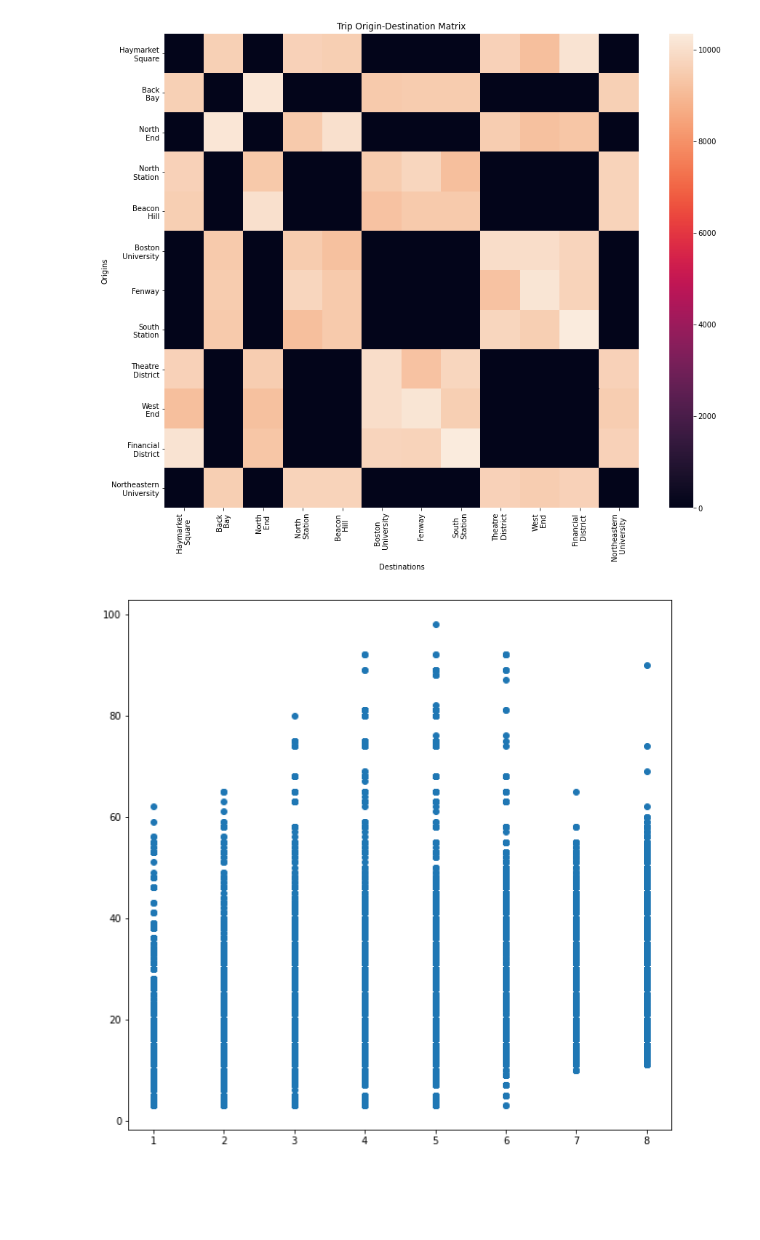
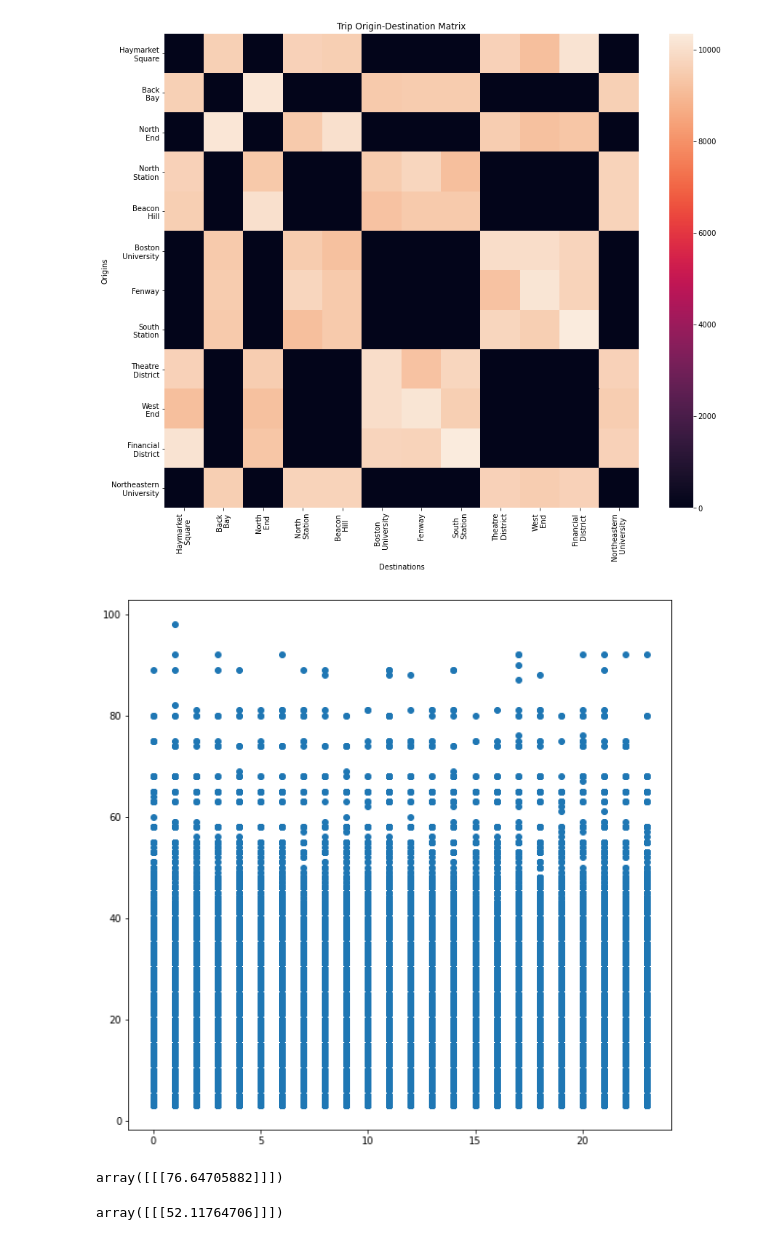
Before and after one commit to evanjfaulkner/DD-Games, a Jupyter notebook: Uber Lyft Simulation/uber_lyft_test.ipynb, the cells around one changed output. Drawn from its saved outputs; the diff is of its cells as text; code cells hidden in the pictures; blank space fills up the shorter version.

```diff
--- a/Uber Lyft Simulation/uber_lyft_test.ipynb
+++ b/Uber Lyft Simulation/uber_lyft_test.ipynb
@@ -70,7 +60,7 @@ plt.show()
 [figure]
 # %%
 plt.figure(figsize=(10,10))
-plt.scatter(np.ceil(rides['distance']),np.ceil(rides['price']))
+plt.scatter(np.ceil(rides['hour']),np.ceil(rides['price']))
 plt.show()
 # %% [output]
-[figure, old version]
+[figure, new version]
@@ -76,0 +88,8 @@ plt.show()
+# %%
+g[np.where(cab_types_=='Lyft'),:,np.where(hours_==17),np.where(distances_==2)]
+# %% [output]
+array([[[76.64705882]]])
+# %%
+g[np.where(cab_types_=='Uber'),:,np.where(hours_==17),np.where(distances_==2)]
+# %% [output]
+array([[[52.11764706]]])
```
Also changed, not shown: parts of 10 cells of this notebook, 6 other files.
